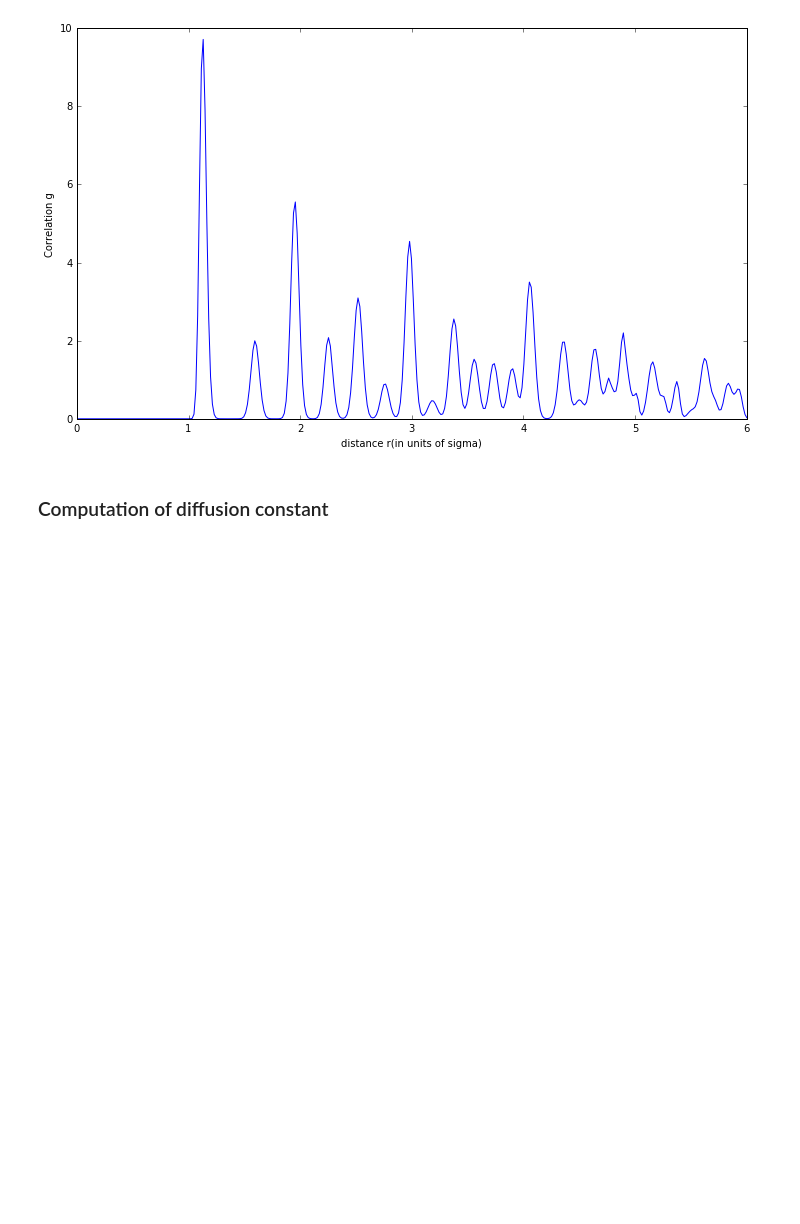
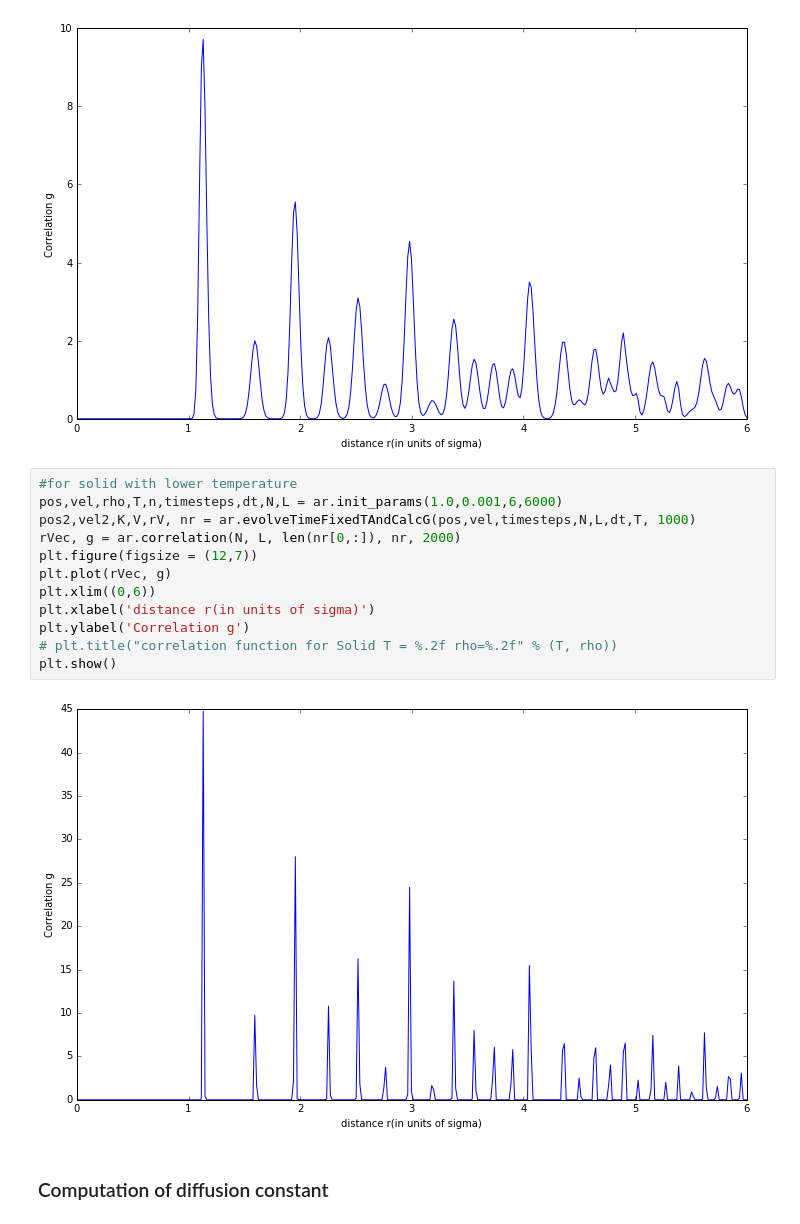
Before and after one commit to GitJaap/Computational-physics, a Jupyter notebook: Argon/ArgonResults.ipynb, the cells around one changed output. Cells and saved outputs as stored; diff of their text form; blank space fills up the shorter version.

```diff
--- a/Argon/ArgonResults.ipynb
+++ b/Argon/ArgonResults.ipynb
@@ -153,6 +152,20 @@ plt.ylabel('Correlation g')
 plt.show()
 # %% [output]
 [figure]
+# %%
+#for solid with lower temperature
+pos,vel,rho,T,n,timesteps,dt,N,L = ar.init_params(1.0,0.001,6,6000)
+pos2,vel2,K,V,rV, nr = ar.evolveTimeFixedTAndCalcG(pos,vel,timesteps,N,L,dt,T, 1000)
+rVec, g = ar.correlation(N, L, len(nr[0,:]), nr, 2000)
+plt.figure(figsize = (12,7))
+plt.plot(rVec, g)
+plt.xlim((0,6))
+plt.xlabel('distance r(in units of sigma)')
+plt.ylabel('Correlation g')
+# plt.title("correlation function for Solid T = %.2f rho=%.2f" % (T, rho))
+plt.show()
+# %% [output]
+[figure, added]
 # %% [markdown]
 ### Computation of diffusion constant
 # %%
```
Also changed, not shown: parts of 2 cells of this notebook.
